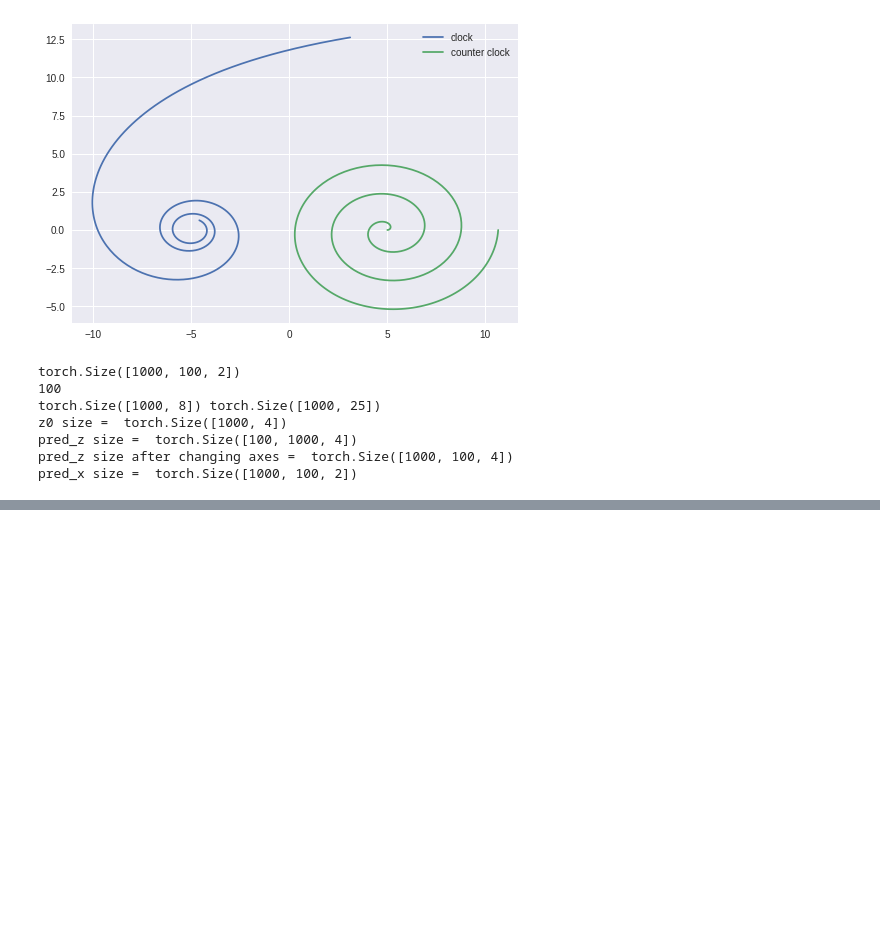
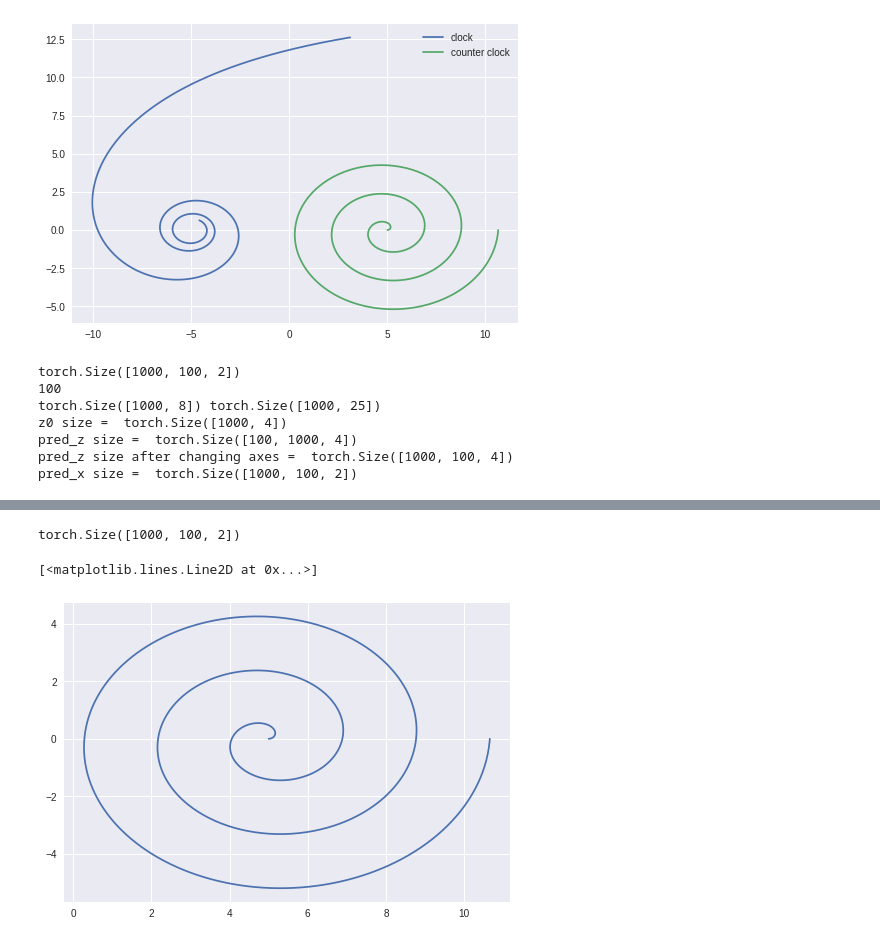
Before and after one commit to PranavMahajan25/Neural-ODE, a Jupyter notebook: ODEnet_LatentSpace.ipynb, the cells around one changed output, grey strips where cells are left out. Cells and saved outputs as stored; diff of their text form; code cells hidden in the pictures; blank space fills up the shorter version.

```diff
--- a/ODEnet_LatentSpace.ipynb
+++ b/ODEnet_LatentSpace.ipynb
@@ -334,0 +358,9 @@ RuntimeError: ignored
+# %%
+pred_x.size()
+# %% [output]
+torch.Size([1000, 100, 2])
+# %%
+plt.plot(orig_trajs[1,:, 0], orig_trajs[1,:, 1], label='sampled') #1000 datapoints
+# %% [output]
+[<matplotlib.lines.Line2D at 0x...>]
+[figure, added]
```
Also changed, not shown: parts of 11 cells of this notebook.
